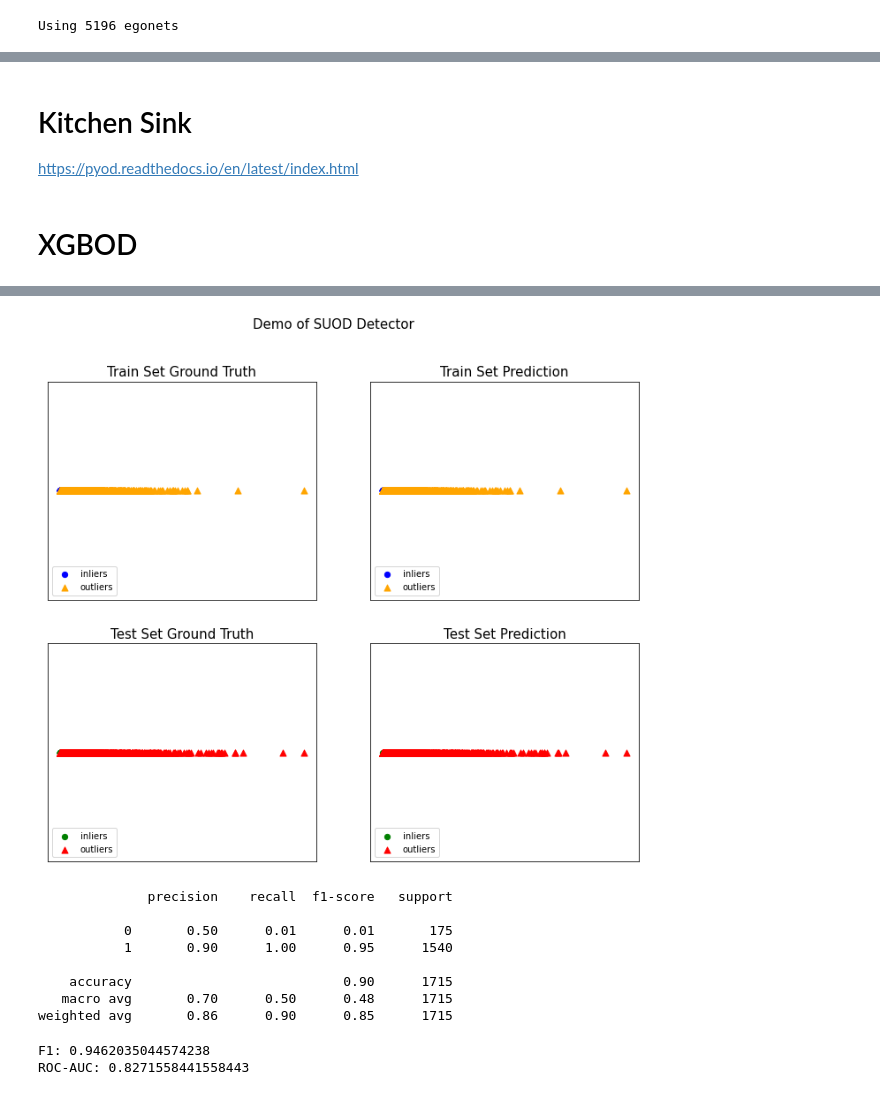
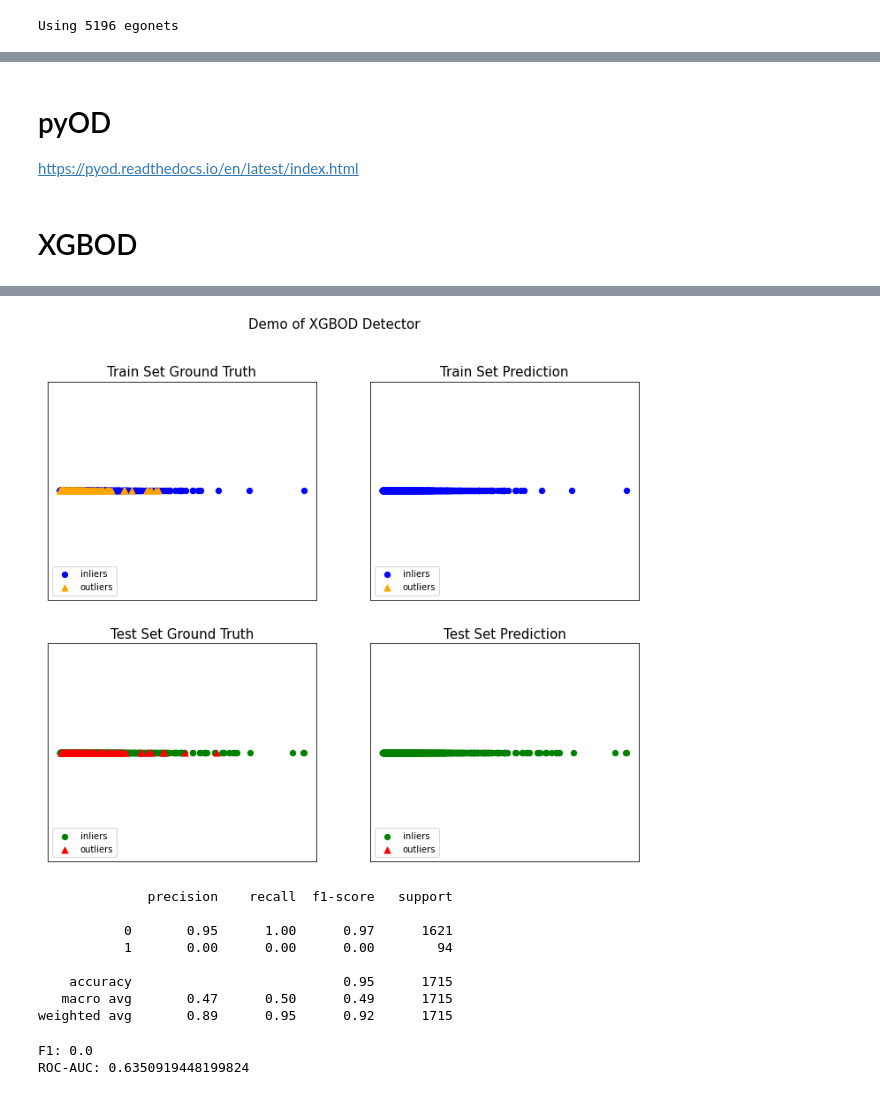
Before and after one commit to ZubairQazi/Anomaly_Detection, a Jupyter notebook: Detection_Testing.ipynb, the cells around one changed output, grey strips where cells are left out. Saved outputs shown, nothing was run; the diff lists cells and outputs as text; code cells hidden in the pictures.

```diff
--- a/Detection_Testing.ipynb
+++ b/Detection_Testing.ipynb
@@ -39,7 +39,7 @@ def load_network(path):
         print('Invalid data path')
 
     G = nx.from_scipy_sparse_array(data["Network"])
-    # nx.set_node_attributes(G, bc_data["Attributes"], 'Attributes')
+    nx.set_node_attributes(G, data["Attributes"], 'Attributes')
     print(str(G))
 
     # convert list of lists to list
@@ -59,7 +59,7 @@ def load_network(path):
         if G_ego.number_of_nodes() >= 2:
             ego_gs.append(G_ego)
 
-    return G, ego_gs, roots
+    return G, ego_gs, labels, roots
 
 # get anomalous egonets for definition 2
 def is_anomolous(G):
@@ -68,7 +68,7 @@ def is_anomolous(G):
             return True
     return False
 # %%
-G, ego_gs, roots = load_network('datasets/blogcatalog.mat')
+G, ego_gs, ego_labels, roots = load_network('datasets/blogcatalog.mat')
 
 roots = [int(r) for r in roots]
 
@@ -87,6 +87,8 @@ anom_def = int(input('Anomalous definition: '))
 
 anom_gs, clean_gs = [], []
 labels = []
+anom_scores = dict()
+
 if anom_def == 1:
     for idx, root_attr in enumerate(tqdm(roots)):
         if root_attr == 1:
@@ -97,13 +99,14 @@ if anom_def == 1:
             labels.append(0)
 elif anom_def == 2:
     for idx, g in enumerate(tqdm(ego_gs)):
-        # check if root is anomolous first
+        # check if root is anomalous first
         if is_anomolous(g):
             anom_gs.append(g)
             labels.append(1)
         else:
             clean_gs.append(g)
             labels.append(0)
+        anom_scores[idx] = labels[-1]
 
 print(f'# of anomalous graphs: {len(anom_gs)}/{len(ego_gs)}')
 print(f'# of clean graphs: {len(clean_gs)}/{len(ego_gs)}')
@@ -187,0 +183,5 @@ for gs in tqdm(padded_clean):
+# %%
+seed = int(input('Seed: '))
+with open(f'bc_tkd_r10_seed{seed}.sav', 'rb') as f:
+    factors = pickle.load(f)
+    f.close()
@@ -202,7 +226,8 @@ results = np.column_stack((np.array(results_clean + results_anom), np.zeros(len(
 labels = []
 labels +=  [0] * len(results_clean) + [1] * len(results_anom)
 # %% [markdown]
-# Kitchen Sink
+# pyOD
+
 https://pyod.readthedocs.io/en/latest/index.html
 # %%
 from pyod.models.suod import SUOD
@@ -287,11 +313,11 @@ y_test_scores = clf.decision_function(X_test)  # outlier scores
 
 # evaluate and print the results
 print("\nOn Training Data:")
-evaluate_print('SUOD', y_train, y_train_scores)
+evaluate_print('XGBOD', y_train, y_train_scores)
 print("\nOn Test Data:")
-evaluate_print('SUOD', y_test, y_test_scores)
+evaluate_print('XGBOD', y_test, y_test_scores)
 
 # visualize the results
-visualize('SUOD', X_train, y_train, X_test, y_test, y_train_pred,
+visualize('XGBOD', X_train, y_train, X_test, y_test, y_train_pred,
           y_test_pred, show_figure=True, save_figure=False)
 # %% [output]
@@ -313,23 +339,23 @@ SUOD ROC:0.8272, precision @ rank n:0.9186
-[figure, old version]
+[figure, new version]
 # %%
 print(classification_report(y_test, y_test_pred))
 # %% [output]
               precision    recall  f1-score   support
 
-           0       0.50      0.01      0.01       175
-           1       0.90      1.00      0.95      1540
+           0       0.95      1.00      0.97      1621
+           1       0.00      0.00      0.00        94
 
-    accuracy                           0.90      1715
-   macro avg       0.70      0.50      0.48      1715
-weighted avg       0.86      0.90      0.85      1715
+    accuracy                           0.95      1715
+   macro avg       0.47      0.50      0.49      1715
+weighted avg       0.89      0.95      0.92      1715
 # %%
 # Only report results for the class specified by pos_label (1)
 
 print('F1:', f1_score(y_test, y_test_pred))
 print('ROC-AUC:', roc_auc_score(y_test, y_test_scores))
 # %% [output]
-F1: 0.9462035044574238
-ROC-AUC: 0.8271558441558443
+F1: 0.0
+ROC-AUC: 0.6350919448199824
 # %%
 fpr, tpr, _ = roc_curve(y_test, y_test_scores)
 
```
Also changed, not shown: parts of 49 cells of this notebook.
